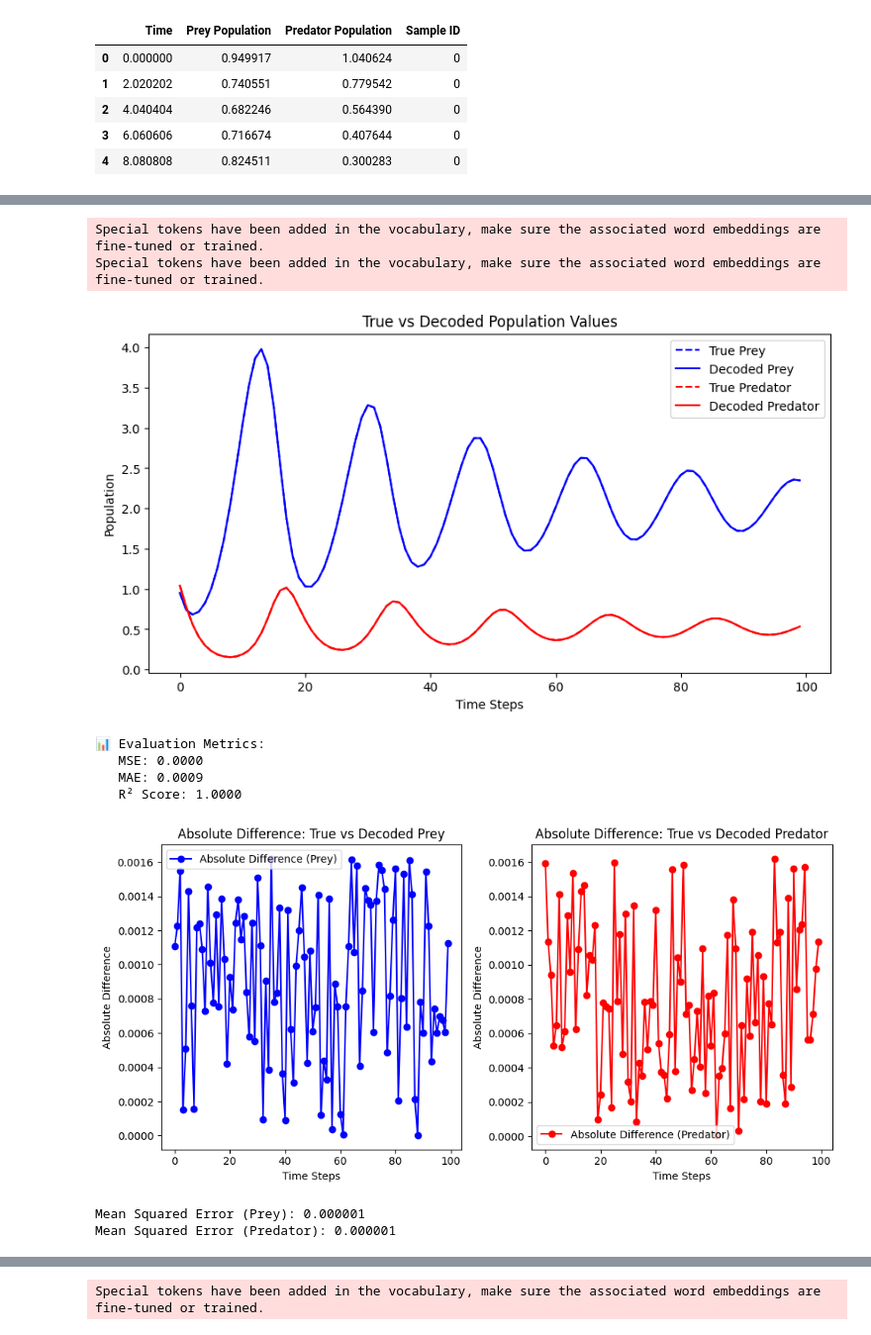
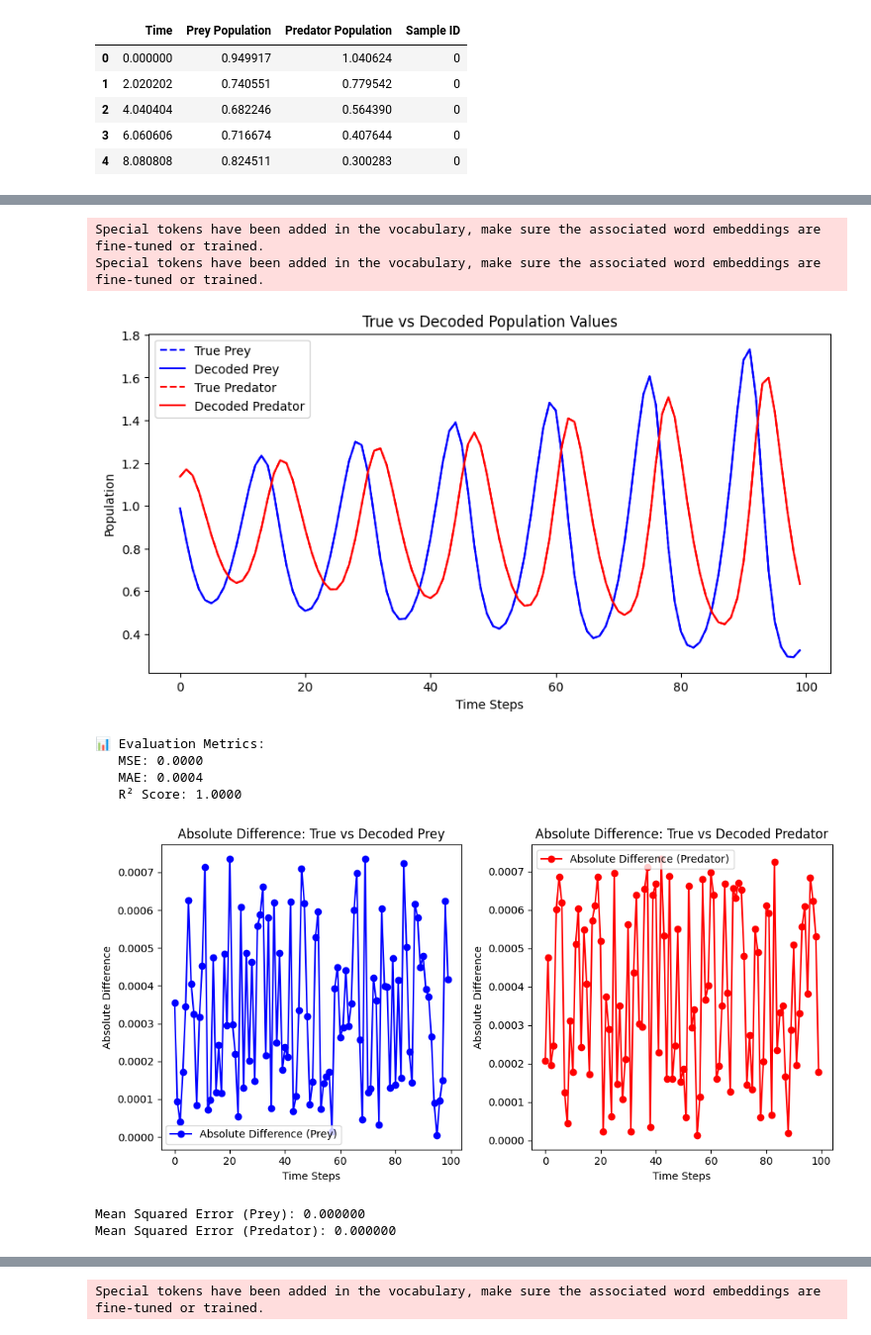
Before and after one commit to raunaq-rai/LLM-time-series-forecasting, a Jupyter notebook: notebooks/Untrained_Qwen.ipynb, the cells around one changed output, grey strips where cells are left out. Shown at 99% size. Drawn from its saved outputs; the diff is of its cells as text; code cells hidden in the pictures.

```diff
--- a/notebooks/Untrained_Qwen.ipynb
+++ b/notebooks/Untrained_Qwen.ipynb
@@ -108,7 +107,7 @@ with h5py.File(file_path, "r") as f:
     time_points = f["time"][:]
 
 # Select a sample index and number of steps
-sample_index = 0
+sample_index = 972
 num_steps = 100
 
 # Extract prey and predator data for the selected sample
@@ -166,38 +165,38 @@ plt.figure(figsize=(10, 5))
 plt.subplot(1, 2, 1)
 plt.plot(abs_diff_prey, label="Absolute Difference (Prey)", color='blue', marker='o')
 plt.xlabel("Time Steps")
 plt.ylabel("Absolute Difference")
 plt.title("Absolute Difference: True vs Decoded Prey")
 plt.legend()
 
 # Predator absolute difference plot
 plt.subplot(1, 2, 2)
 plt.plot(abs_diff_predator, label="Absolute Difference (Predator)", color='red', marker='o')
 plt.xlabel("Time Steps")
 plt.ylabel("Absolute Difference")
 plt.title("Absolute Difference: True vs Decoded Predator")
 plt.legend()
 
 plt.tight_layout()
 plt.show()
 
 mse_prey = mean_squared_error(prey, decoded_prey)
 mse_predator = mean_squared_error(predator, decoded_predator)
 
 # Print MSE values
 print(f"Mean Squared Error (Prey): {mse_prey:.6f}")
 print(f"Mean Squared Error (Predator): {mse_predator:.6f}")
 # %% [output]
 Special tokens have been added in the vocabulary, make sure the associated word embeddings are fine-tuned or trained.
 Special tokens have been added in the vocabulary, make sure the associated word embeddings are fine-tuned or trained.
-[figure, old version]
+[figure, new version]
 📊 Evaluation Metrics:
    MSE: 0.0000
-   MAE: 0.0009
+   MAE: 0.0004
    R² Score: 1.0000
-[figure, old version]
+[figure, new version]
-Mean Squared Error (Prey): 0.000001
-Mean Squared Error (Predator): 0.000001
+Mean Squared Error (Prey): 0.000000
+Mean Squared Error (Predator): 0.000000
 # %%
 import sys
 import os
```
Also changed, not shown: parts of 4 cells of this notebook, 6 other files.
